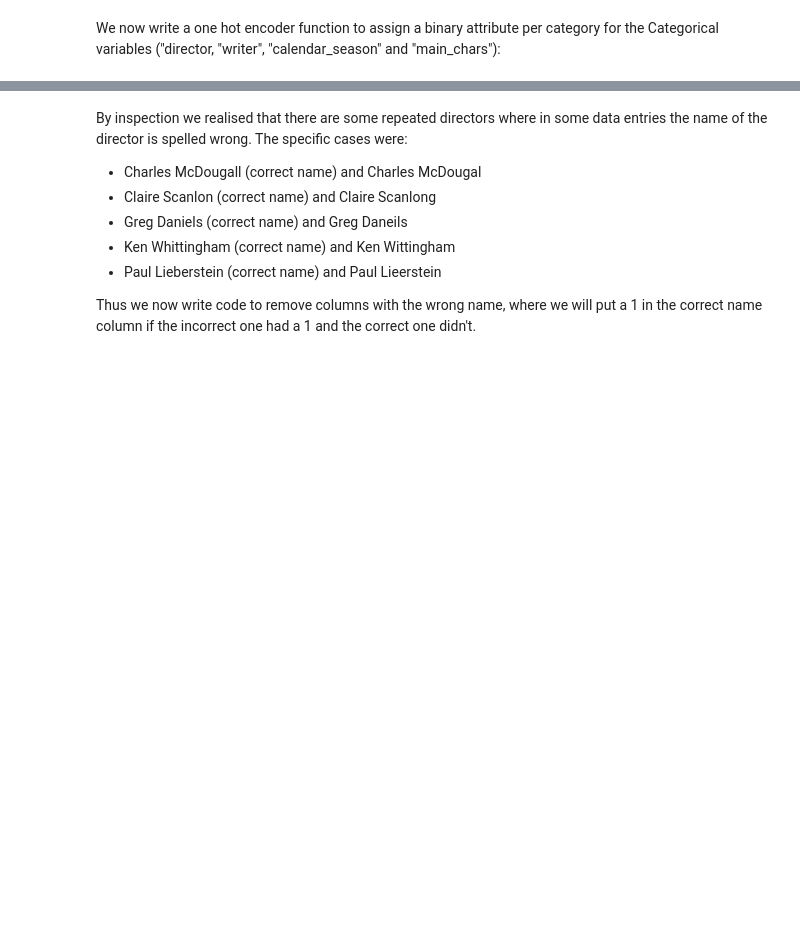
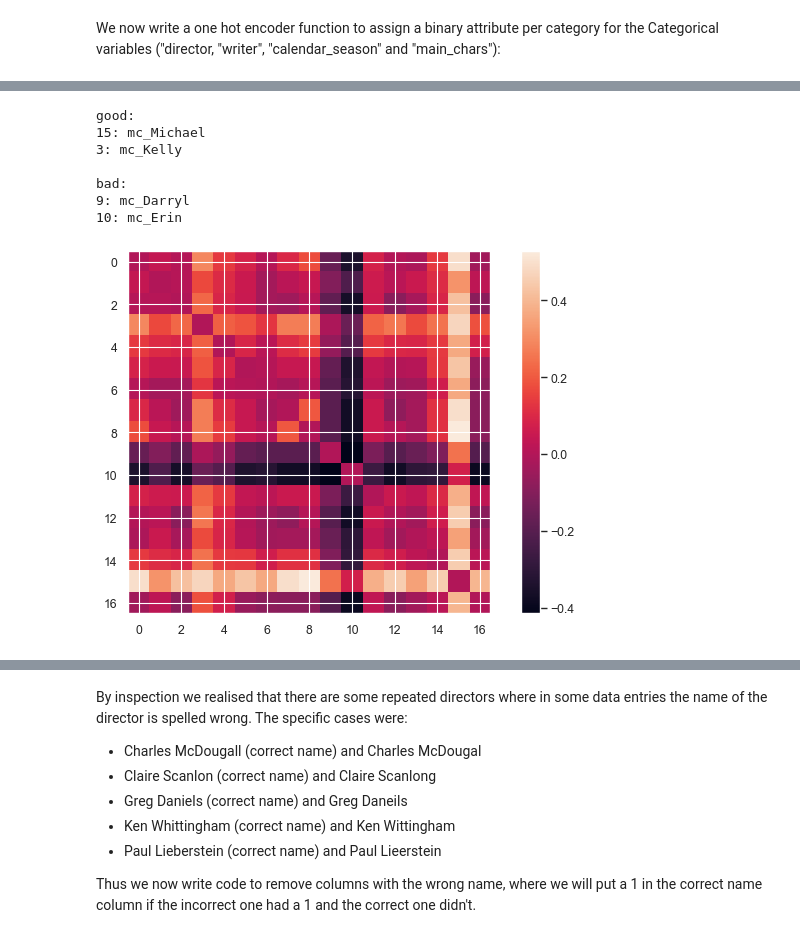
Before and after one commit to aliflo/office-episode-ratings-predictor, a Jupyter notebook: project_with_some_new_things.ipynb, the cells around one changed output, grey strips where cells are left out. Cells and saved outputs as stored; diff of their text form; code cells hidden in the pictures; blank space fills up the shorter version.

```diff
--- a/project_with_some_new_things.ipynb
+++ b/project_with_some_new_things.ipynb
@@ -245,3 +304,23 @@ We now write a one hot encoder function to assign a binary attribute per categor
+# %%
+plt.imshow(corr_array)
+plt.colorbar()
+
+print("good:")
+print("15:",mc_list[15])
+print("3:",mc_list[3])
+
+print("\nbad:")
+print("9:",mc_list[9])
+print("10:",mc_list[10])
+# %% [output]
+good:
+15: mc_Michael
+3: mc_Kelly
+
+bad:
+9: mc_Darryl
+10: mc_Erin
+[figure, added]
 # %%
 def OneHot_encoder(df, cat_variable):
     oneHot_df = df.copy()
```
Also changed, not shown: parts of 9 cells of this notebook, 1 other file.
